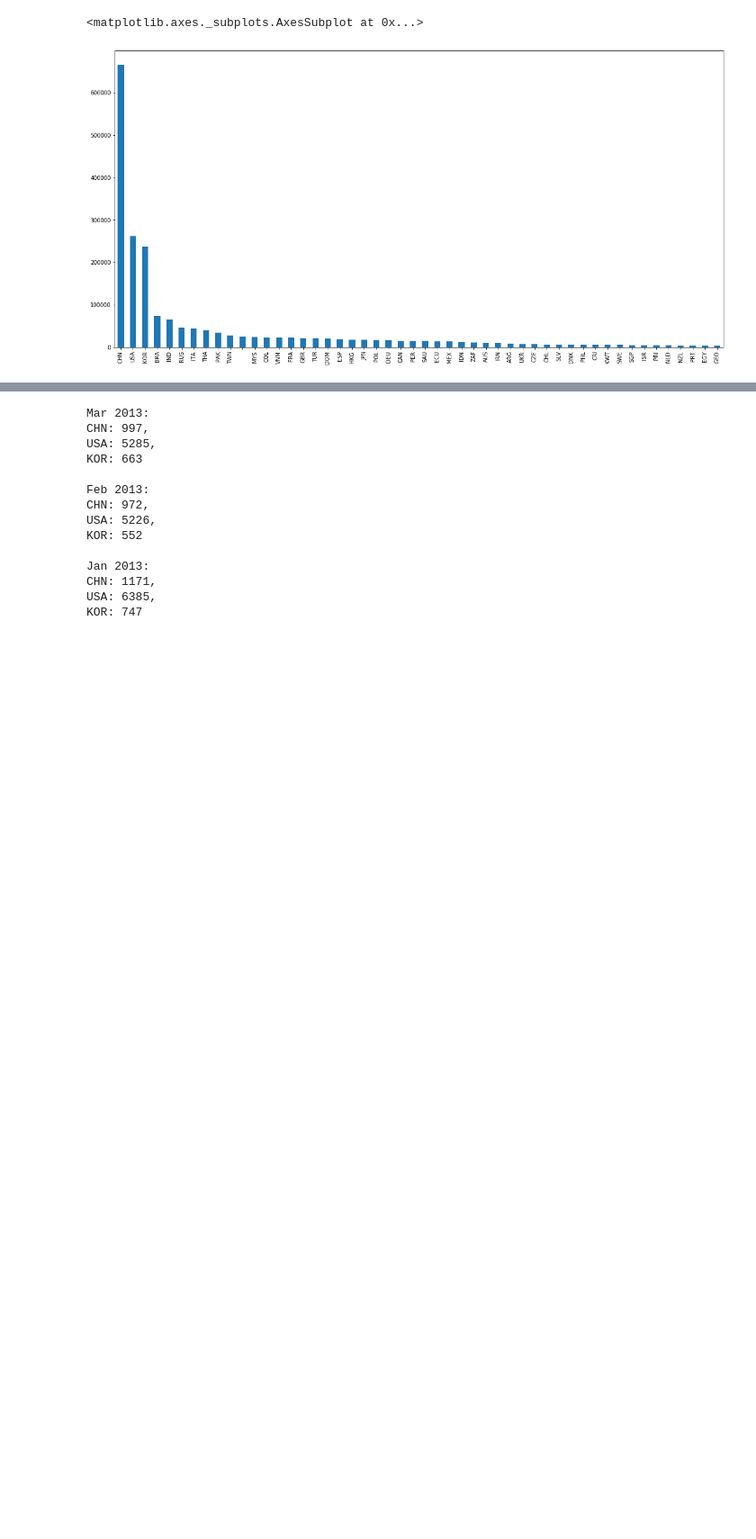
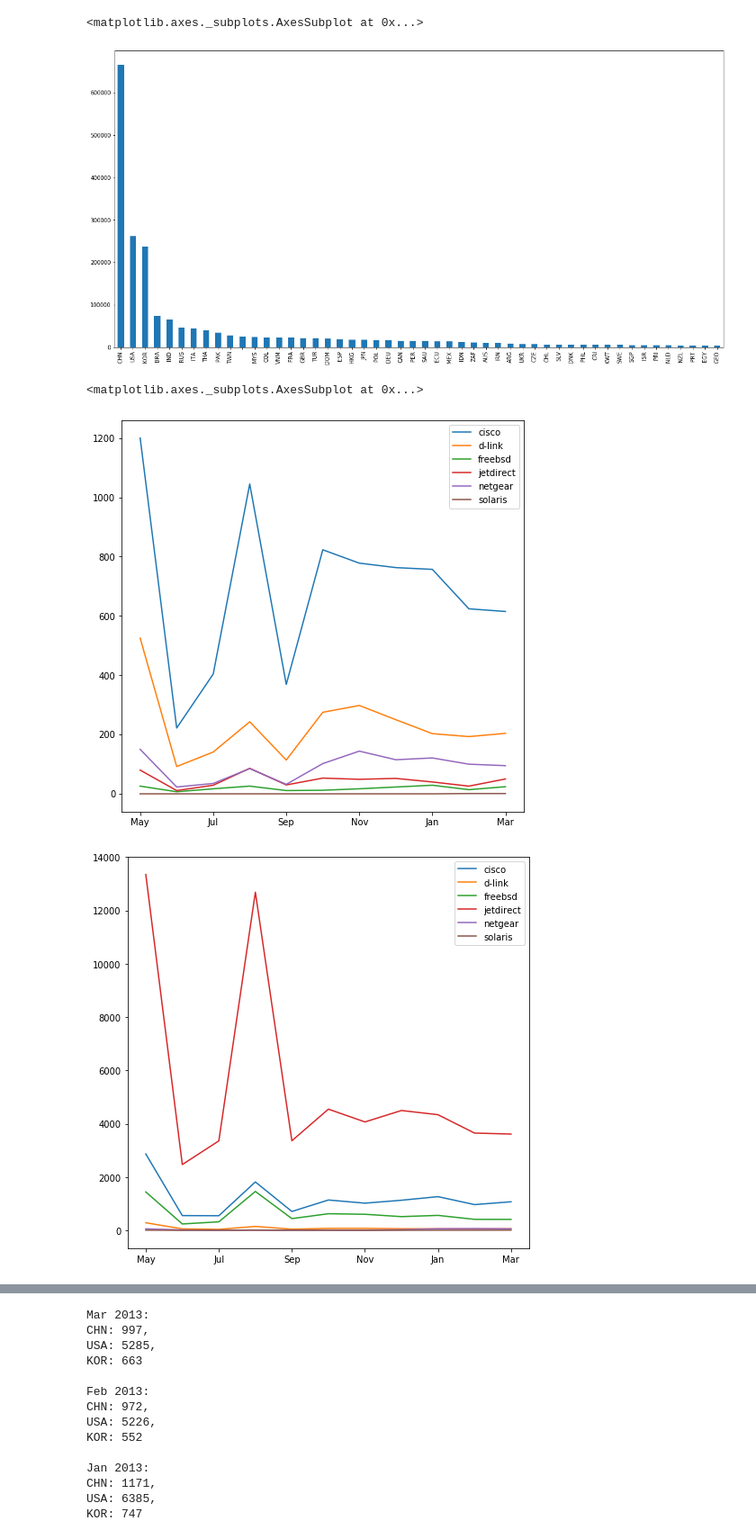
Before and after one commit to sudharshankr/eocs-10, a Jupyter notebook: ECS data analysis.ipynb, the cells around one changed output, grey strips where cells are left out. Shown at 90% size. Saved outputs shown, nothing was run; the diff lists cells and outputs as text; code cells hidden in the pictures; blank space fills up the shorter version.

Commit message:
Modifications for vendor stats

```diff
--- a/ECS data analysis.ipynb
+++ b/ECS data analysis.ipynb
@@ -67,10 +93,10 @@ def extract_banner_wise_data(filename):
 # %%
 # Feb 2013
-(df_feb_13, country_stats_feb_13, potential_ips_feb_13, sources_feb_13) = extract_banner_wise_data('../critical_201302_23.json')
+(df_feb_13, country_stats_feb_13, keywords_chn_feb_13, keywords_usa_feb_13, keywords_kor_feb_13) = extract_banner_wise_data('../Data files/critical_201302_23.json')
 
 # Jan 2013
-(df_jan_13, country_stats_jan_13, potential_ips_jan_13, sources_jan_13) = extract_banner_wise_data('../critical_201301_23.json')
+(df_jan_13, country_stats_jan_13, keywords_chn_jan_13, keywords_usa_jan_13, keywords_kor_jan_13) = extract_banner_wise_data('../Data files/critical_201301_23.json')
 
 #Mar 2013
-(df_mar_13, country_stats_mar_13, potential_ips_mar_13, sources_mar_13) = extract_banner_wise_data('../critical_201303_23.json')
+(df_mar_13, country_stats_mar_13, keywords_chn_mar_13, keywords_usa_mar_13, keywords_kor_mar_13) = extract_banner_wise_data('../Data files/critical_201303_23.json')
 # %% [output]
@@ -85,26 +111,26 @@ Filtering countries...
 Scanning banners...
 # %%
-#May 2012
-(df_may_12, country_stats_may_12, potential_ips_may_12, sources_may_12) = extract_banner_wise_data('../critical_201205_23.json')
+# #May 2012
+# (df_may_12, country_stats_may_12, potential_ips_may_12, keywords_chn_may_12, keywords_usa_may_12, keywords_kor_may_12) = extract_banner_wise_data('../Data files/critical_201205_23.json')
 
-#Jun 2012
-(df_jun_12, country_stats_jun_12, potential_ips_jun_12, sources_jun_12) = extract_banner_wise_data('../critical_201206_23.json')
+# #Jun 2012
+# (df_jun_12, country_stats_jun_12, potential_ips_jun_12, keywords_chn_jun_12, keywords_usa_jun_12, keywords_kor_jun_12) = extract_banner_wise_data('../Data files/critical_201206_23.json')
 
-#Jul 2012
-(df_jul_12, country_stats_jul_12, potential_ips_jul_12, sources_jul_12) = extract_banner_wise_data('../critical_201207_23.json')
+# #Jul 2012
+# (df_jul_12, country_stats_jul_12, potential_ips_jul_12, keywords_chn_jul_12, keywords_usa_jul_12, keywords_kor_jul_12) = extract_banner_wise_data('../Data files/critical_201207_23.json')
 
 #Aug 2012
-(df_aug_12, country_stats_aug_12, potential_ips_aug_12, sources_aug_12) = extract_banner_wise_data('../critical_201208_23.json')
+(df_aug_12, country_stats_aug_12, keywords_chn_aug_12, keywords_usa_aug_12, keywords_kor_aug_12) = extract_banner_wise_data('../Data files/critical_201208_23.json')
 
 #Sep 2012
-(df_sep_12, country_stats_sep_12, potential_ips_sep_12, sources_sep_12) = extract_banner_wise_data('../critical_201209_23.json')
+(df_sep_12, country_stats_sep_12, keywords_chn_sep_12, keywords_usa_sep_12, keywords_kor_sep_12) = extract_banner_wise_data('../Data files/critical_201209_23.json')
 
 #Oct 2012
-(df_oct_12, country_stats_oct_12, potential_ips_oct_12, sources_oct_12) = extract_banner_wise_data('../critical_201210_23.json')
+(df_oct_12, country_stats_oct_12, keywords_chn_oct_12, keywords_usa_oct_12, keywords_kor_oct_12) = extract_banner_wise_data('../Data files/critical_201210_23.json')
 
 #Nov 2012
-(df_nov_12, country_stats_nov_12, potential_ips_nov_12, sources_nov_12) = extract_banner_wise_data('../critical_201211_23.json')
+(df_nov_12, country_stats_nov_12, keywords_chn_nov_12, keywords_usa_nov_12, keywords_kor_nov_12) = extract_banner_wise_data('../Data files/critical_201211_23.json')
 
 #Dec 2012
-(df_dec_12, country_stats_dec_12, potential_ips_dec_12, sources_dec_12) = extract_banner_wise_data('../critical_201212_23.json')
+(df_dec_12, country_stats_dec_12, keywords_chn_dec_12, keywords_usa_dec_12, keywords_kor_dec_12) = extract_banner_wise_data('../Data files/critical_201212_23.json')
 # %% [output]
@@ -142,0 +152,9 @@ Name: country, Length: 232, dtype: int64
+# %%
+# #May 2012
+(df_may_12, country_stats_may_12, keywords_chn_may_12, keywords_usa_may_12, keywords_kor_may_12) = extract_banner_wise_data('../Data files/critical_201205_23.json')
+
+# #Jun 2012
+(df_jun_12, country_stats_jun_12, keywords_chn_jun_12, keywords_usa_jun_12, keywords_kor_jun_12) = extract_banner_wise_data('../Data files/critical_201206_23.json')
+
+# #Jul 2012
+(df_jul_12, country_stats_jul_12, keywords_chn_jul_12, keywords_usa_jul_12, keywords_kor_jul_12) = extract_banner_wise_data('../Data files/critical_201207_23.json')
@@ -145,3 +173,14 @@ country_stats_mar_13[:50].plot.bar(figsize=(20,10))
 # %% [output]
 <matplotlib.axes._subplots.AxesSubplot at 0x...>
 [figure]
+# %%
+df_plot_chn = pd.DataFrame({'May':keywords_chn_may_12 , 'Jun': keywords_chn_jun_12, 'Jul': keywords_chn_jul_12, 'Aug': keywords_chn_aug_12, 'Sep':keywords_chn_sep_12, 'Oct': keywords_chn_oct_12, 'Nov':keywords_chn_nov_12, 'Dec':keywords_chn_dec_12, 'Jan':keywords_chn_jan_13, 'Feb': keywords_chn_feb_13, 'Mar':keywords_chn_mar_13})
+df_plot_usa = pd.DataFrame({'May':keywords_usa_may_12 , 'Jun': keywords_usa_jun_12, 'Jul': keywords_usa_jul_12, 'Aug': keywords_usa_aug_12, 'Sep':keywords_usa_sep_12, 'Oct': keywords_usa_oct_12, 'Nov':keywords_usa_nov_12, 'Dec':keywords_usa_dec_12, 'Jan':keywords_usa_jan_13, 'Feb': keywords_usa_feb_13, 'Mar':keywords_usa_mar_13})
+df_plot_kor = pd.DataFrame({'May':keywords_kor_may_12 , 'Jun': keywords_kor_jun_12, 'Jul': keywords_kor_jul_12, 'Aug': keywords_kor_aug_12, 'Sep':keywords_kor_sep_12, 'Oct': keywords_kor_oct_12, 'Nov':keywords_kor_nov_12, 'Dec':keywords_kor_dec_12, 'Jan':keywords_kor_jan_13, 'Feb': keywords_kor_feb_13, 'Mar':keywords_kor_mar_13})
+df_plot_chn.T.plot(label='CHN', figsize=(8,8))
+df_plot_usa.T.plot(label='USA', figsize=(8,8))
+df_plot_kor.T.plot(label='KOR', figsize=(8,8))
+# %% [output]
+<matplotlib.axes._subplots.AxesSubplot at 0x...>
+[figure, added]
+[figure, added]
```
Also changed, not shown: parts of 23 cells of this notebook.
